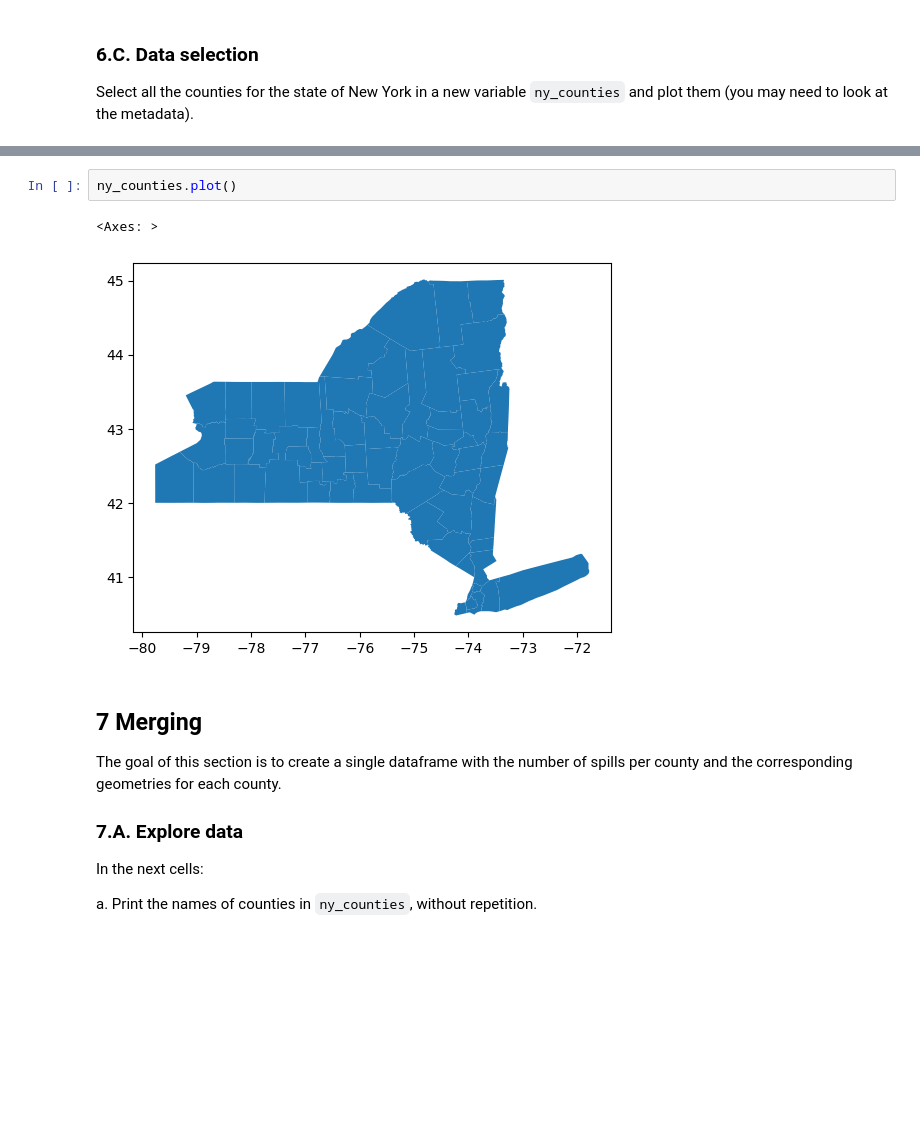
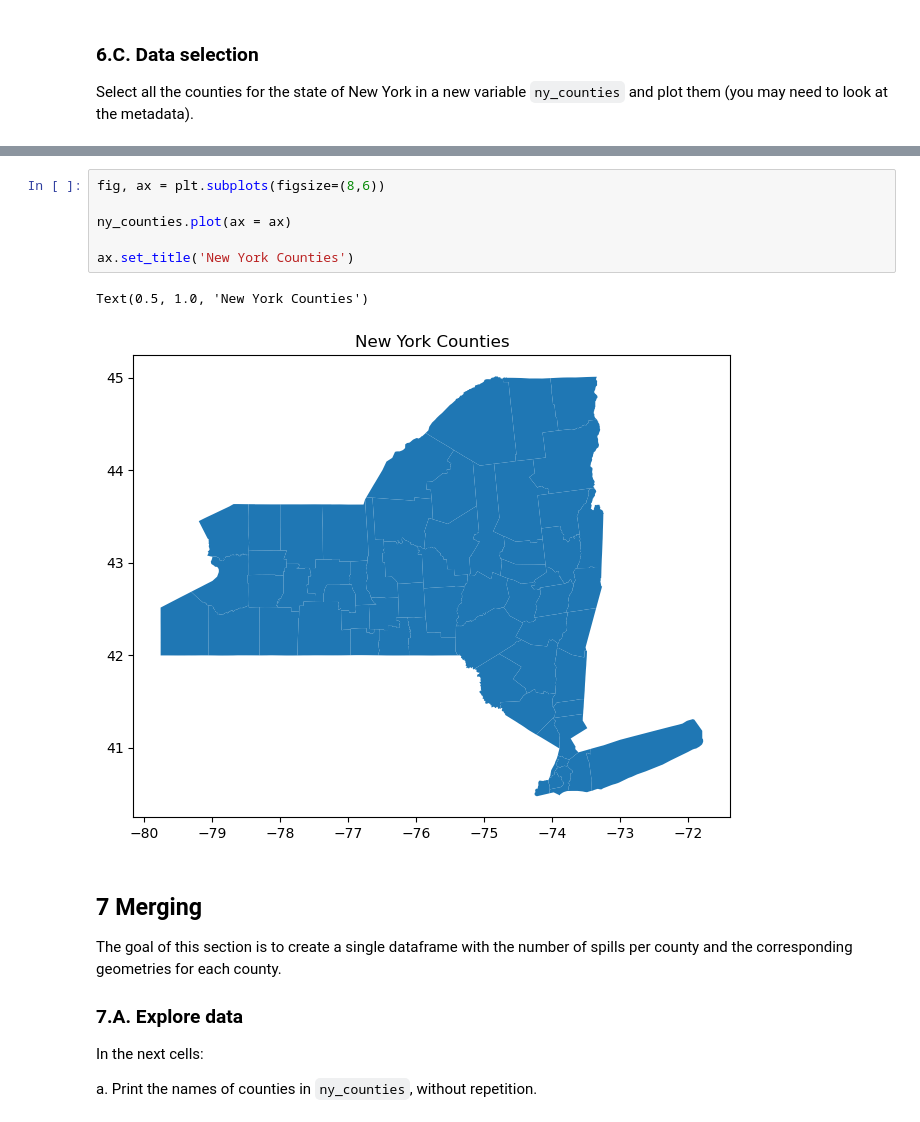
Before and after one commit to edengonzalezz/eds220-hwk3, a Jupyter notebook: hwk3-task2-spills.ipynb, the cells around one changed output, grey strips where cells are left out. Drawn from its saved outputs; the diff is of its cells as text; blank space fills up the shorter version.

```diff
--- a/hwk3-task2-spills.ipynb
+++ b/hwk3-task2-spills.ipynb
@@ -507,8 +632,12 @@ ny_counties
-# %%
-ny_counties.plot()
-# %% [output]
-<Axes: >
-[figure, removed]
+# %%
+fig, ax = plt.subplots(figsize=(8,6))
+
+ny_counties.plot(ax = ax)
+
+ax.set_title('New York Counties')
+# %% [output]
+Text(0.5, 1.0, 'New York Counties')
+[figure, added]
 # %% [markdown]
 <!-- END QUESTION -->
 
```
Also changed, not shown: parts of 23 cells of this notebook.
